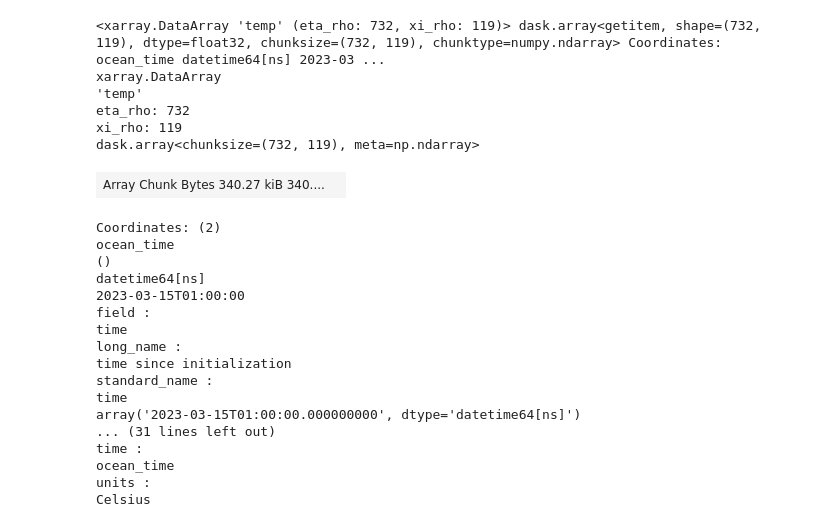
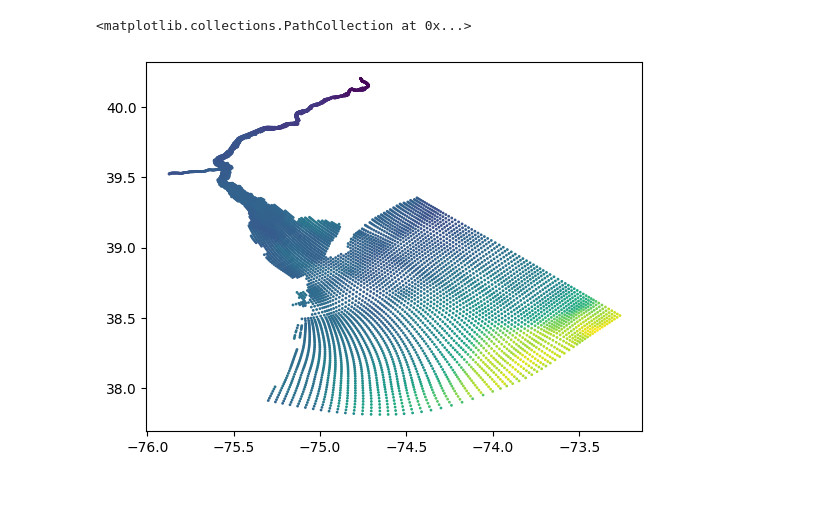
Before and after one commit to mpiannucci/ocean-notebooks, a Jupyter notebook: dbofs_best_remote.ipynb, the cells around one changed output. Cells and saved outputs as stored; diff of their text form; code cells hidden in the pictures; blank space fills up the shorter version.

```diff
--- a/dbofs_best_remote.ipynb
+++ b/dbofs_best_remote.ipynb
@@ -32,27 +31,10 @@ Data variables: (12/86)
-# %%
-ds.temp.isel(ocean_time=0, s_rho=0)
-# %% [output]
-<xarray.DataArray 'temp' (eta_rho: 732, xi_rho: 119)> dask.array<getitem, shape=(732, 119), dtype=float32, chunksize=(732, 119), chunktype=numpy.ndarray> Coordinates: ocean_time datetime64[ns] 2023-03 ...
-xarray.DataArray
-'temp'
-eta_rho: 732
-xi_rho: 119
-dask.array<chunksize=(732, 119), meta=np.ndarray>
-| Array Chunk Bytes 340.27 kiB 340.... |  |
-Coordinates: (2)
-ocean_time
-()
-datetime64[ns]
-2023-03-15T01:00:00
-field :
-time
-long_name :
-time since initialization
-standard_name :
-time
-array('2023-03-15T01:00:00.000000000', dtype='datetime64[ns]')
-... (31 lines left out)
-time :
-ocean_time
-units :
-Celsius
+# %%
+import matplotlib.pyplot as plt
+%matplotlib inline
+
+temp = ds.temp.isel(ocean_time=0, s_rho=0)
+
+plt.scatter(ds.lon_rho, ds.lat_rho, c=temp, s=1)
+# %% [output]
+<matplotlib.collections.PathCollection at 0x...>
+[figure, added]
```
Also changed, not shown: parts of 3 cells of this notebook.
